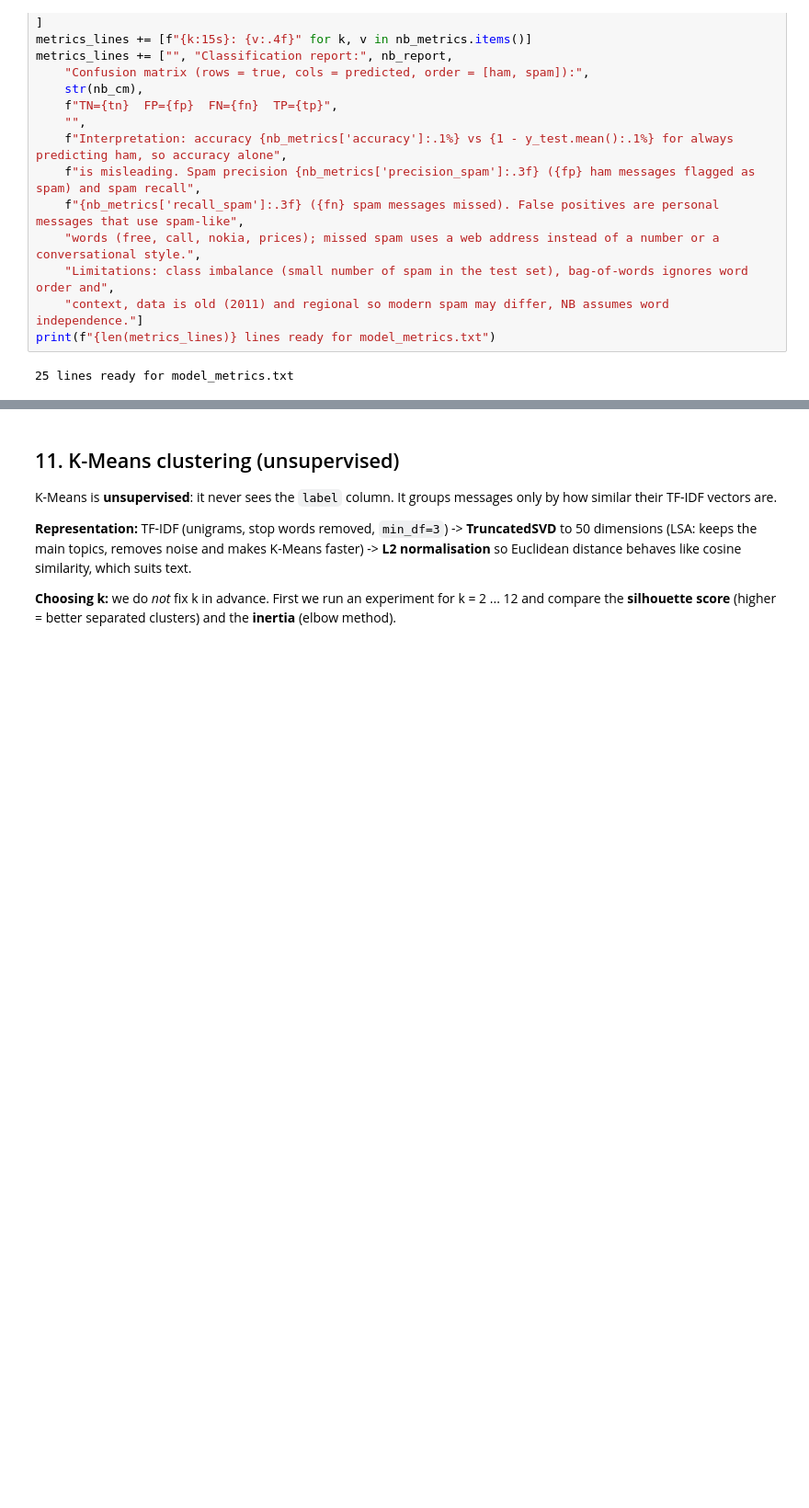
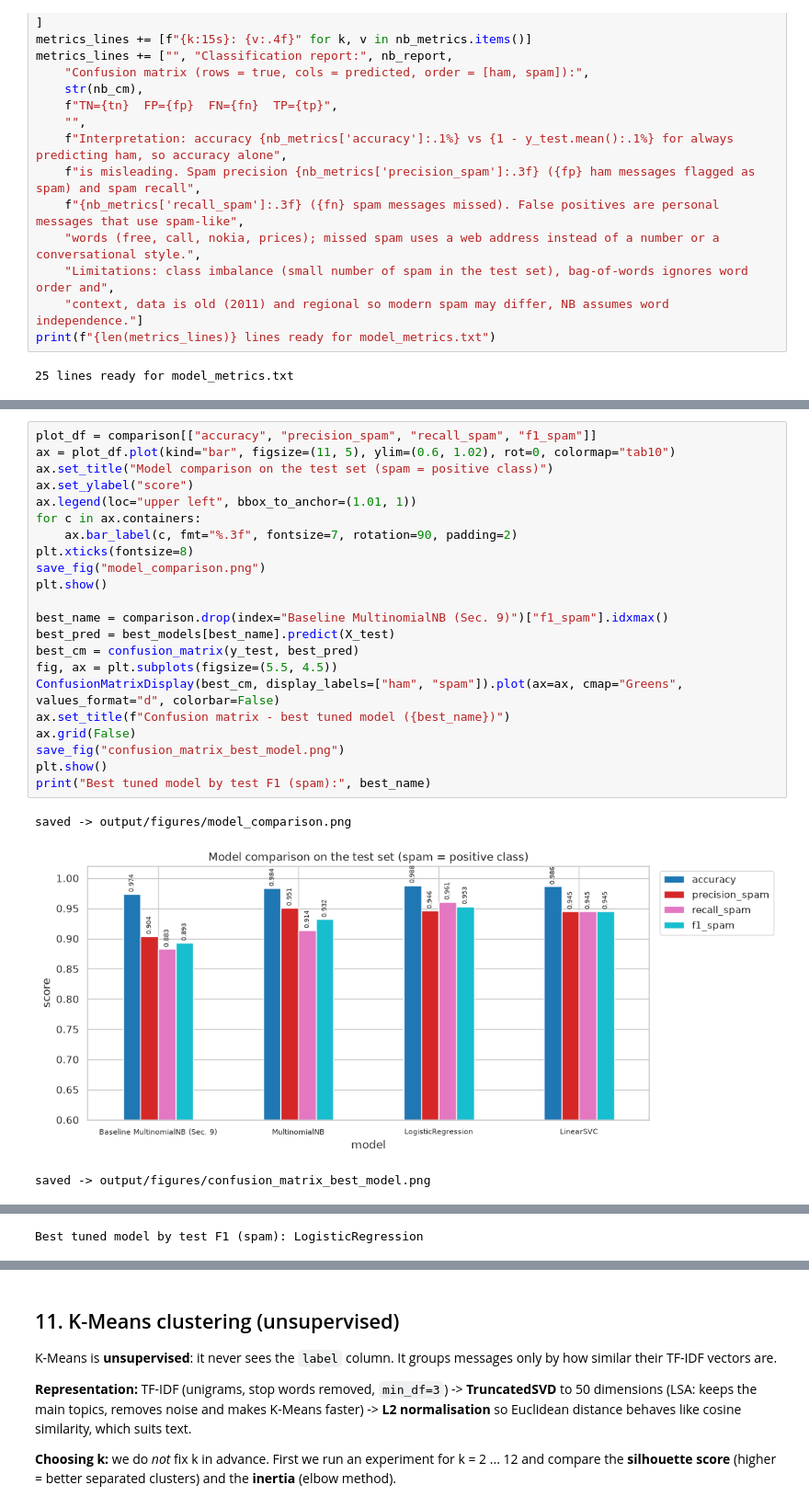
Before and after one commit to ahmeddshaban/bd-a1, a Jupyter notebook: notebook/analysis.ipynb, the cells around one changed output, grey strips where cells are left out. Shown at 92% size. Drawn from its saved outputs; the diff is of its cells as text; blank space fills up the shorter version.

Commit message:
Add bonus: compare NB, Logistic Regression and Linear SVM with n-grams and GridSearchCV tuning

```diff
--- a/notebook/analysis.ipynb
+++ b/notebook/analysis.ipynb
@@ -1038,0 +1075,26 @@ print(f"{len(metrics_lines)} lines ready for model_metrics.txt")
+# %%
+plot_df = comparison[["accuracy", "precision_spam", "recall_spam", "f1_spam"]]
+ax = plot_df.plot(kind="bar", figsize=(11, 5), ylim=(0.6, 1.02), rot=0, colormap="tab10")
+ax.set_title("Model comparison on the test set (spam = positive class)")
+ax.set_ylabel("score")
+ax.legend(loc="upper left", bbox_to_anchor=(1.01, 1))
+for c in ax.containers:
+    ax.bar_label(c, fmt="%.3f", fontsize=7, rotation=90, padding=2)
+plt.xticks(fontsize=8)
+save_fig("model_comparison.png")
+plt.show()
+
+best_name = comparison.drop(index="Baseline MultinomialNB (Sec. 9)")["f1_spam"].idxmax()
+best_pred = best_models[best_name].predict(X_test)
+best_cm = confusion_matrix(y_test, best_pred)
+fig, ax = plt.subplots(figsize=(5.5, 4.5))
+ConfusionMatrixDisplay(best_cm, display_labels=["ham", "spam"]).plot(ax=ax, cmap="Greens", values_format="d", colorbar=False)
+ax.set_title(f"Confusion matrix - best tuned model ({best_name})")
+ax.grid(False)
+save_fig("confusion_matrix_best_model.png")
+plt.show()
+print("Best tuned model by test F1 (spam):", best_name)
+# %% [output]
+saved -> output/figures/model_comparison.png
+[figure, added]
+saved -> output/figures/confusion_matrix_best_model.png
@@ -1038,0 +1102 @@ print(f"{len(metrics_lines)} lines ready for model_metrics.txt")
+Best tuned model by test F1 (spam): LogisticRegression
```
Also changed, not shown: parts of 10 cells of this notebook, 3 other files.
